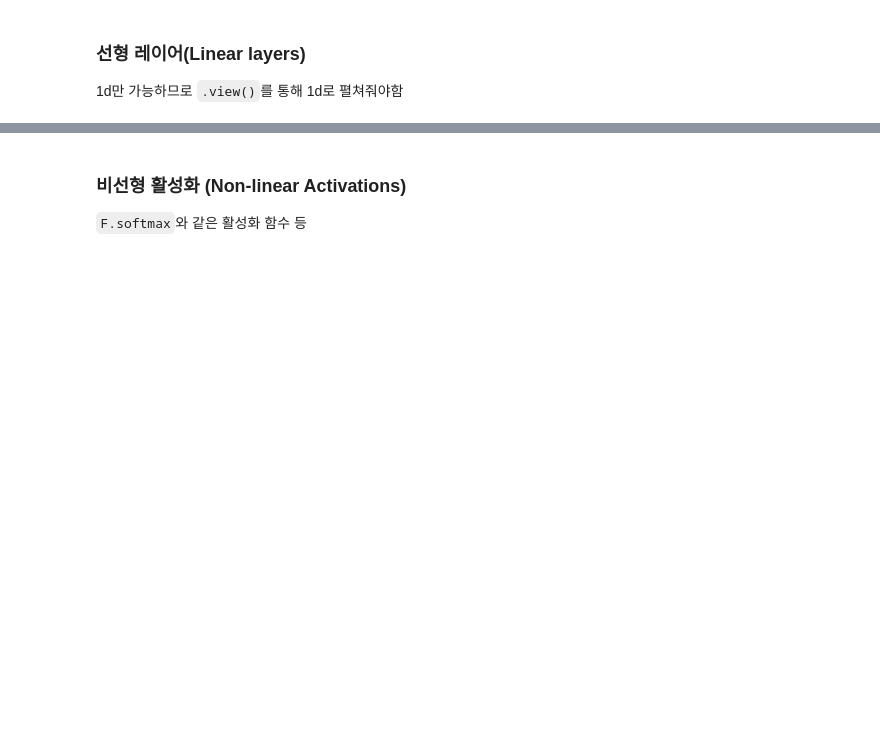
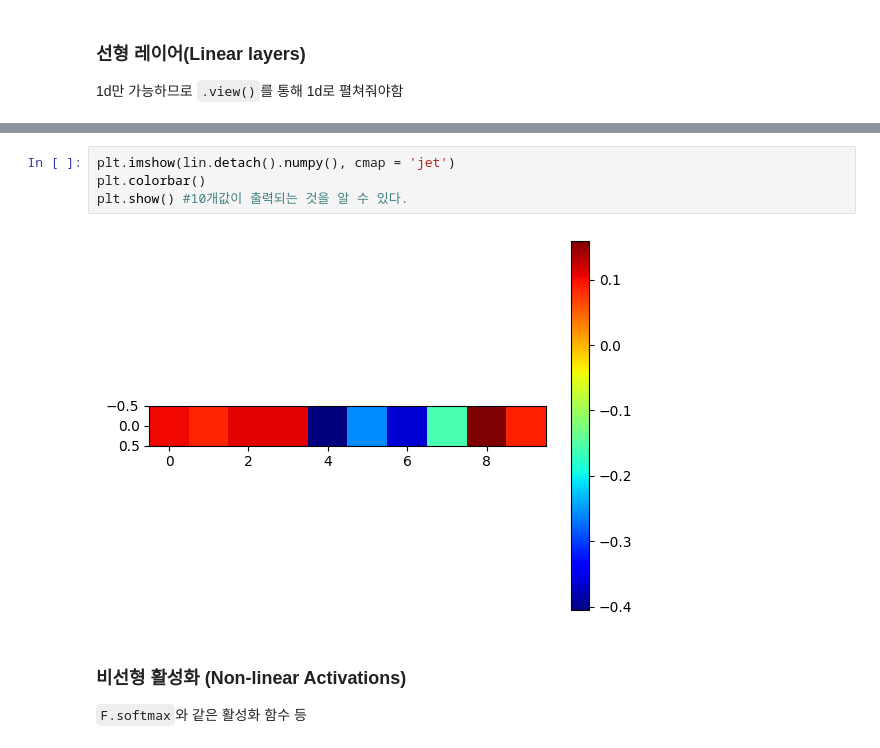
Before and after one commit to dablro12/AI_study, a Jupyter notebook: Pytorch_basic_study.ipynb, the cells around one changed output, grey strips where cells are left out. Saved outputs shown, nothing was run; the diff lists cells and outputs as text; blank space fills up the shorter version.

```diff
--- a/Pytorch_basic_study.ipynb
+++ b/Pytorch_basic_study.ipynb
@@ -1190,3 +1357,9 @@ https://pytorch.org/docs/stable/nn.html
+# %%
+plt.imshow(lin.detach().numpy(), cmap = 'jet')
+plt.colorbar()
+plt.show() #10개값이 출력되는 것을 알 수 있다.
+# %% [output]
+[figure, added]
 # %% [markdown]
 ### 비선형 활성화 (Non-linear Activations)
 
```
Also changed, not shown: parts of 69 cells of this notebook.
